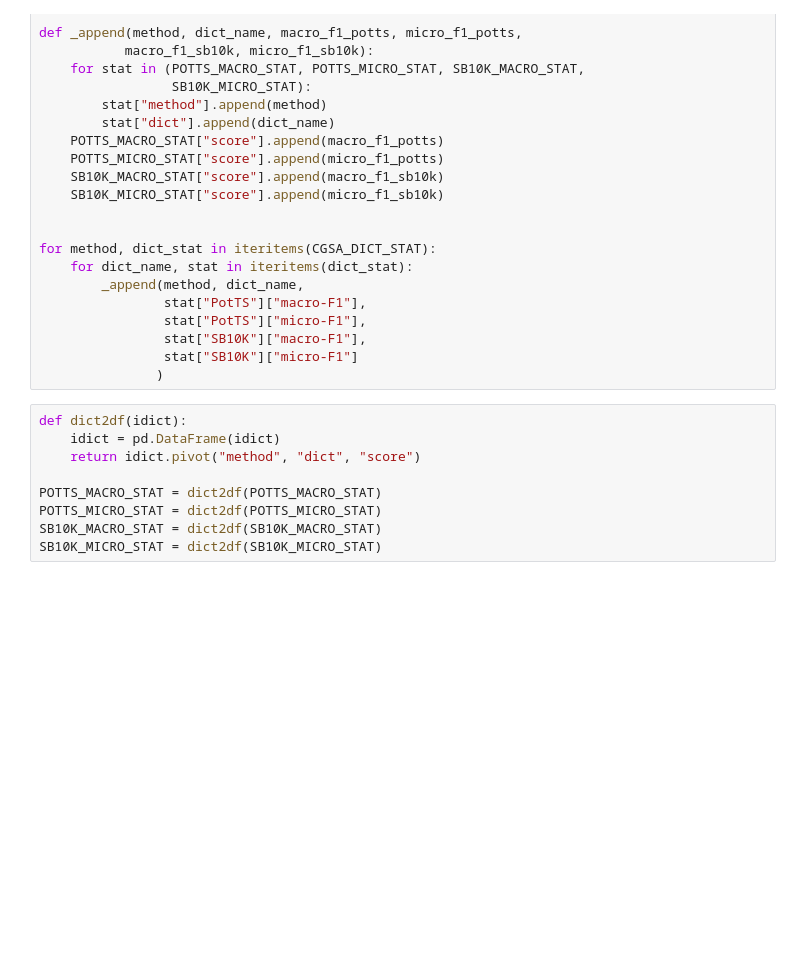
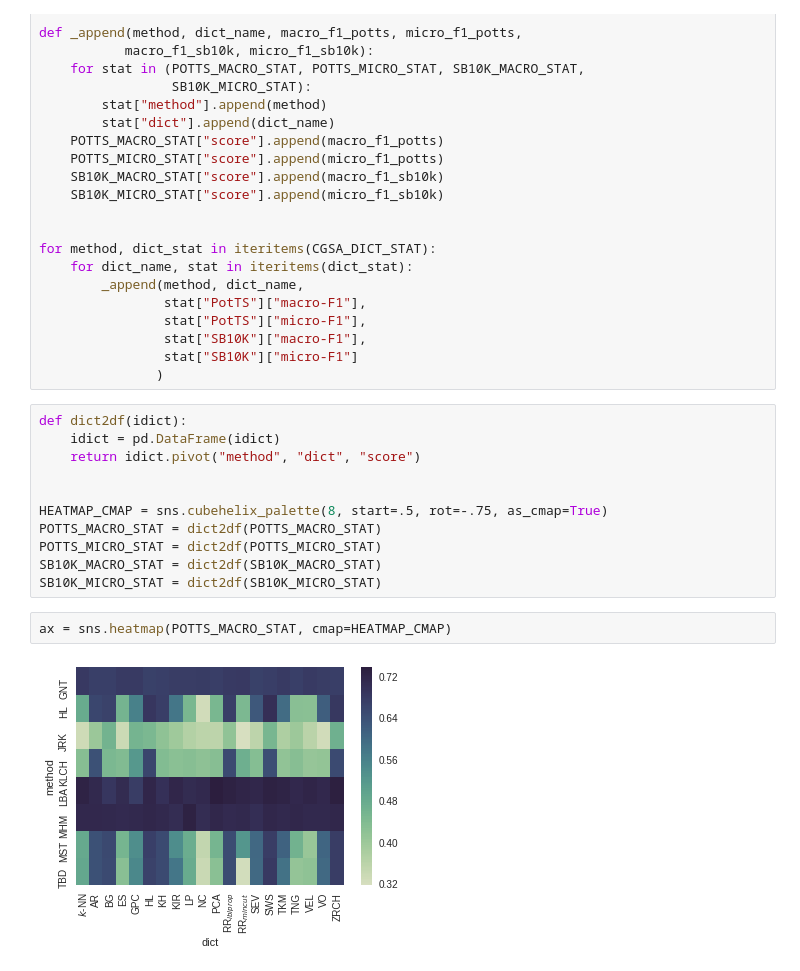
Before and after one commit to WladimirSidorenko/Dissertation, a Jupyter notebook: notebooks/cgsa.ipynb, the cells around one changed output. Saved outputs shown, nothing was run; the diff lists cells and outputs as text; blank space fills up the shorter version.

```diff
--- a/notebooks/cgsa.ipynb
+++ b/notebooks/cgsa.ipynb
@@ -803,8 +803,14 @@ def dict2df(idict):
     idict = pd.DataFrame(idict)
     return idict.pivot("method", "dict", "score")
 
+
+HEATMAP_CMAP = sns.cubehelix_palette(8, start=.5, rot=-.75, as_cmap=True)
 POTTS_MACRO_STAT = dict2df(POTTS_MACRO_STAT)
 POTTS_MICRO_STAT = dict2df(POTTS_MICRO_STAT)
 SB10K_MACRO_STAT = dict2df(SB10K_MACRO_STAT)
 SB10K_MICRO_STAT = dict2df(SB10K_MICRO_STAT)
+# %%
+ax = sns.heatmap(POTTS_MACRO_STAT, cmap=HEATMAP_CMAP)
+# %% [output]
+[figure, added]
 # %%
```
Also changed, not shown: parts of 6 cells of this notebook.
